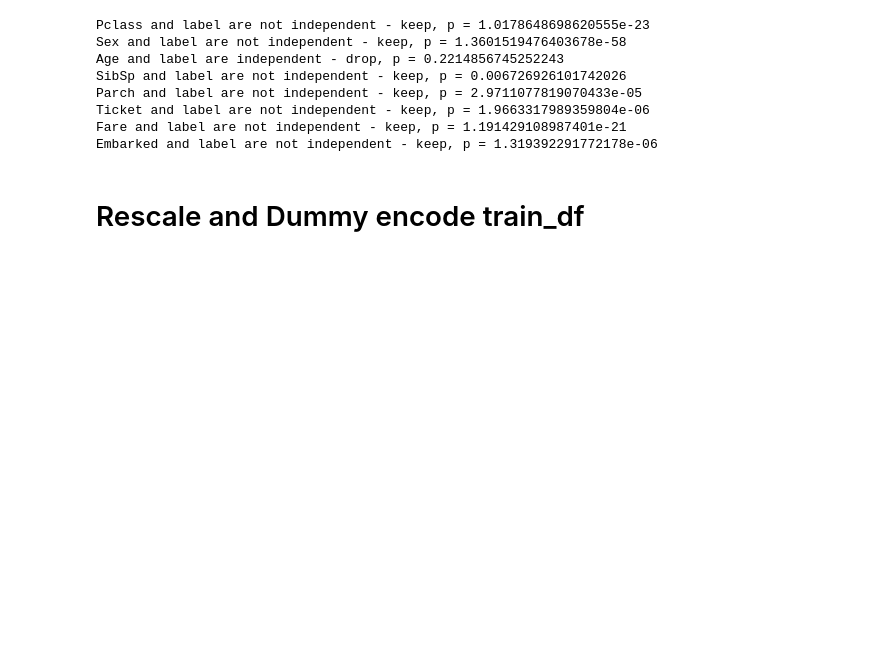
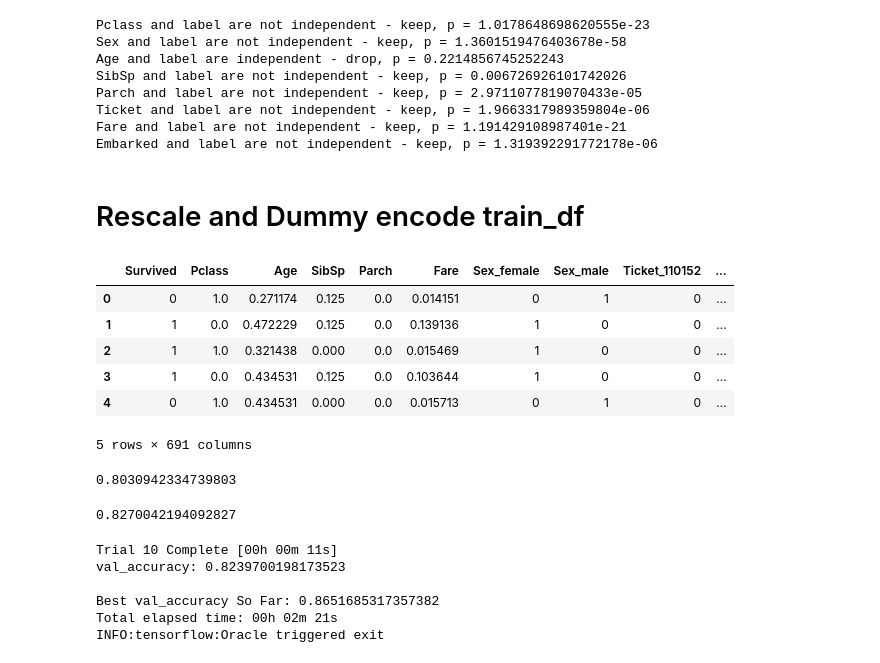
Before and after one commit to tlam89/Titanic-Survival-Prediction, a Jupyter notebook: Titanic survival prediction.ipynb, the cells around one changed output. Cells and saved outputs as stored; diff of their text form; code cells hidden in the pictures; blank space fills up the shorter version.

```diff
--- a/Titanic survival prediction.ipynb
+++ b/Titanic survival prediction.ipynb
@@ -206,7 +229,14 @@ def rescale_df(df,num_features):
 # %%
 rescaled_train_df = rescale_df(train_df, NUM_FEATURES)
 
 preprocessed_df = pd.get_dummies(rescaled_train_df, columns= CAT_FEATURES)
 
 display(preprocessed_df.head())
-preprocessed_df.describe()
+# %% [output]
+|  | Survived | Pclass | Age | SibSp | Parch | Fare | Sex_female | Sex_male | Ticket_110152 | ... |
+| 0 | 0 | 1.0 | 0.271174 | 0.125 | 0.0 | 0.014151 | 0 | 1 | 0 | ... |
+| 1 | 1 | 0.0 | 0.472229 | 0.125 | 0.0 | 0.139136 | 1 | 0 | 0 | ... |
+| 2 | 1 | 1.0 | 0.321438 | 0.000 | 0.0 | 0.015469 | 1 | 0 | 0 | ... |
+| 3 | 1 | 0.0 | 0.434531 | 0.125 | 0.0 | 0.103644 | 1 | 0 | 0 | ... |
+| 4 | 0 | 1.0 | 0.434531 | 0.000 | 0.0 | 0.015713 | 0 | 1 | 0 | ... |
+5 rows × 691 columns
@@ -212,0 +267,16 @@ preprocessed_df.describe()
+# %%
+clf = LogisticRegression(penalty= "l2")
+result = cross_validate(clf, X_train_df, y_train_df, cv= LeaveOneOut())
+
+avg_accuracy = sum(result['test_score'])/len(result['test_score'])
+print(avg_accuracy)
+# %% [output]
+0.8030942334739803
+# %%
+random_forest = RandomForestClassifier(n_estimators=100, max_depth=50, random_state=1)
+result1 = cross_validate(random_forest, X_train_df, y_train_df, cv= LeaveOneOut())
+
+avg_accuracy1 = sum(result1['test_score'])/len(result1['test_score'])
+print(avg_accuracy1)
+# %% [output]
+0.8270042194092827
@@ -212,0 +296,21 @@ preprocessed_df.describe()
+# %%
+tuner_acc = RandomSearch(
+    tune_model, objective="val_accuracy",
+    max_trials=10, executions_per_trial=3, project_name="titanic4"
+)
+
+tuner_acc.search_space_summary()
+
+tuner_acc.search(X_train_df.values,
+                 y_train_df.values,
+                 epochs=200,
+                 batch_size=446,
+                 validation_data=(X_valid_df.values, y_valid_df.values),
+                 callbacks=[keras.callbacks.EarlyStopping(monitor="val_loss", patience=3)])
+# %% [output]
+Trial 10 Complete [00h 00m 11s]
+val_accuracy: 0.8239700198173523
+
+Best val_accuracy So Far: 0.8651685317357382
+Total elapsed time: 00h 02m 21s
+INFO:tensorflow:Oracle triggered exit
```
Also changed, not shown: parts of 13 cells of this notebook.
